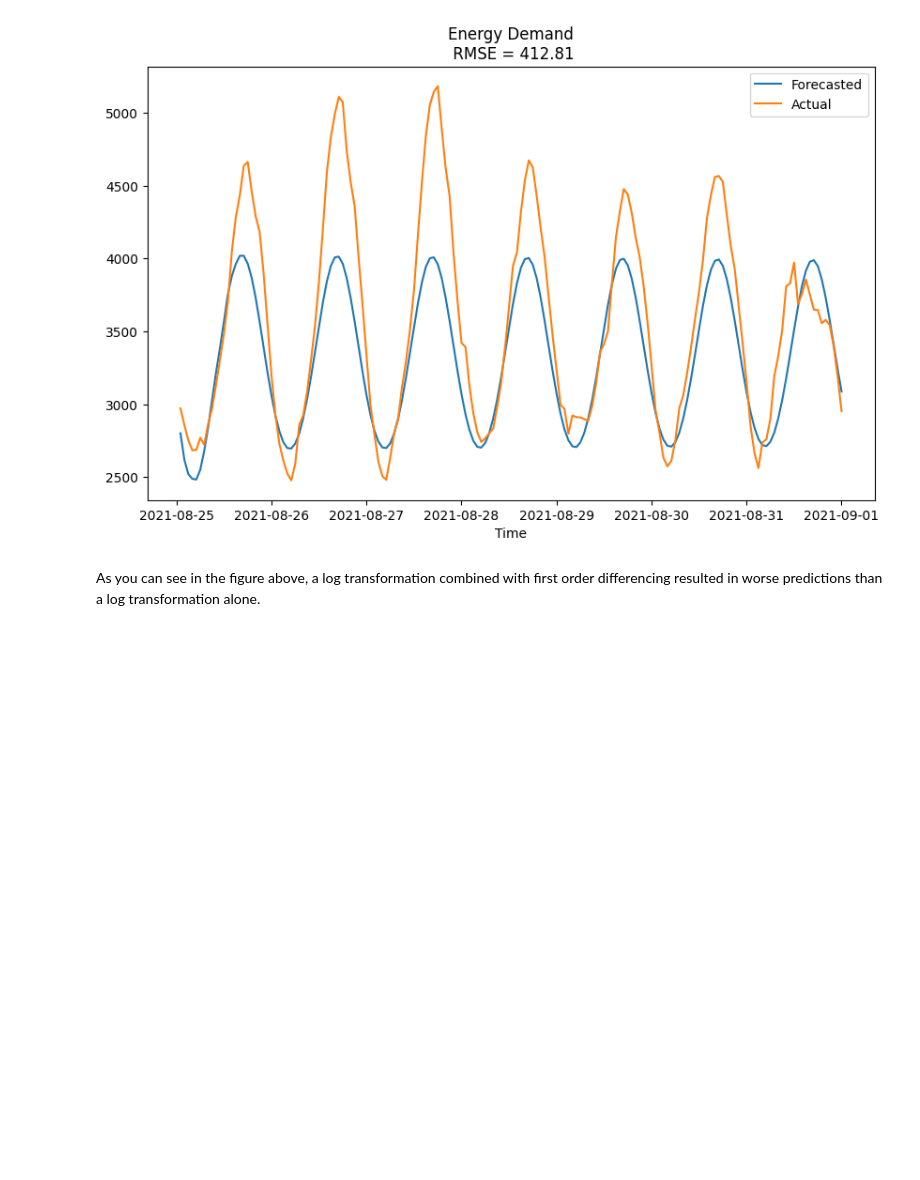
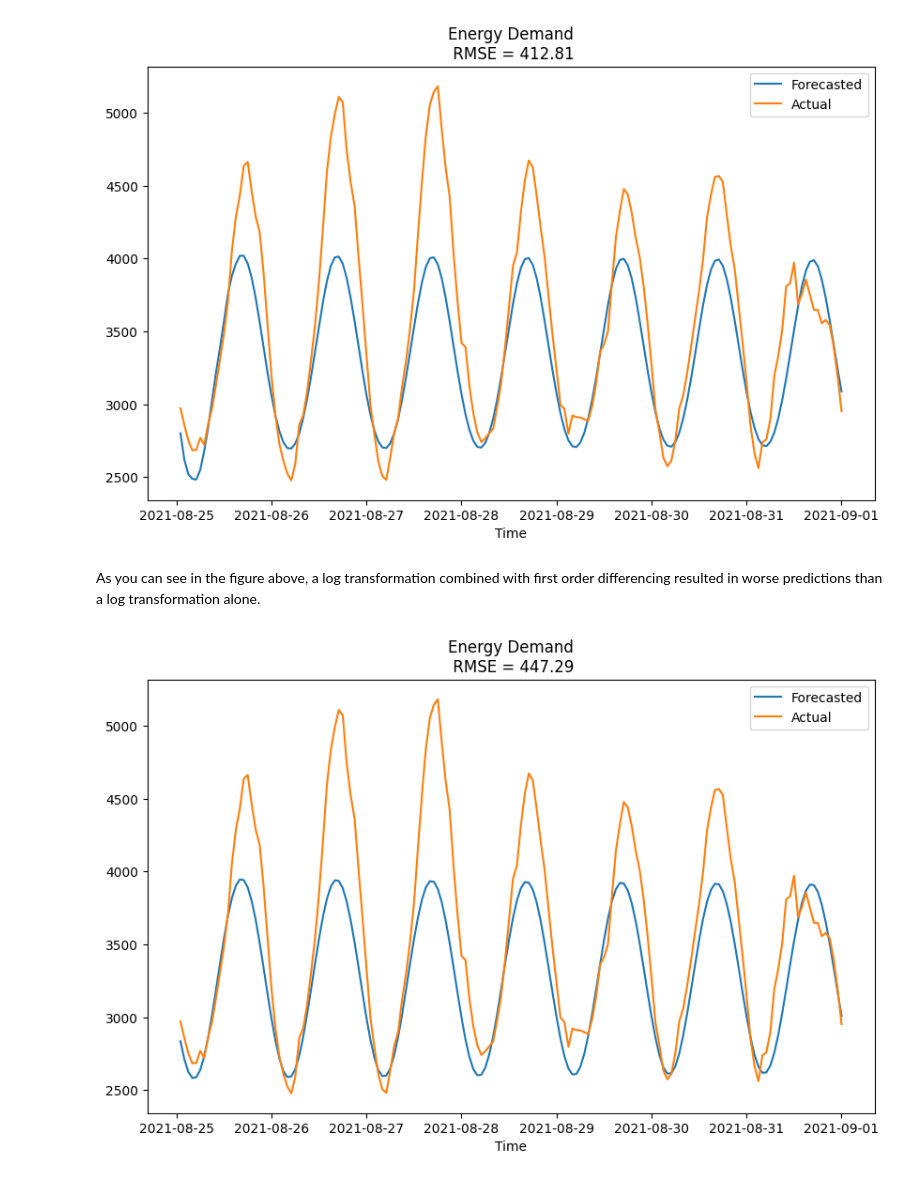
Before and after one commit to ben-schmitt/t_series_pred, a Jupyter notebook: demand_prediction.ipynb, the cells around one changed output. Drawn from its saved outputs; the diff is of its cells as text; code cells hidden in the pictures; blank space fills up the shorter version.

```diff
--- a/demand_prediction.ipynb
+++ b/demand_prediction.ipynb
@@ -306,3 +337,34 @@ del fig, ax, ser, p, q, num_forecasts, forecasts, actual
 [figure]
 # %% [markdown]
 As you can see in the figure above, a log transformation combined with first order differencing resulted in worse predictions than a log transformation alone.
+# %%
+#use for log transform
+#ser = np.log(la_ser_beg)
+
+ser = la_ser_beg
+
+p, d, q, num_forecasts = 3, 1, 4, 168
+
+forecasts = arima_model(ser, p, d, q, num_forecasts)
+
+#use for log transform
+#forecasts = np.exp(forecasts)
+
+actual = la_ser_end['Demand (MWh)']
+
+rmse = np.sqrt(np.mean((actual.subtract(forecasts)** 2)))
+rmse = round(rmse, 2)
+#print(rmse)
+
+fig, ax = plt.subplots(figsize=(10, 6))
+#ax.plot(ser, label="Original")
+ax.plot(forecasts, label="Forecasted")
+ax.plot(actual, label="Actual")
+
+ax.set_xlabel("Time")
+ax.set_title("Energy Demand\n" + f" RMSE = {rmse}")
+ax.legend()
+
+del fig, ax, ser, p, q, num_forecasts, forecasts, actual
+# %% [output]
+[figure, added]
```
Also changed, not shown: parts of 4 cells of this notebook.
